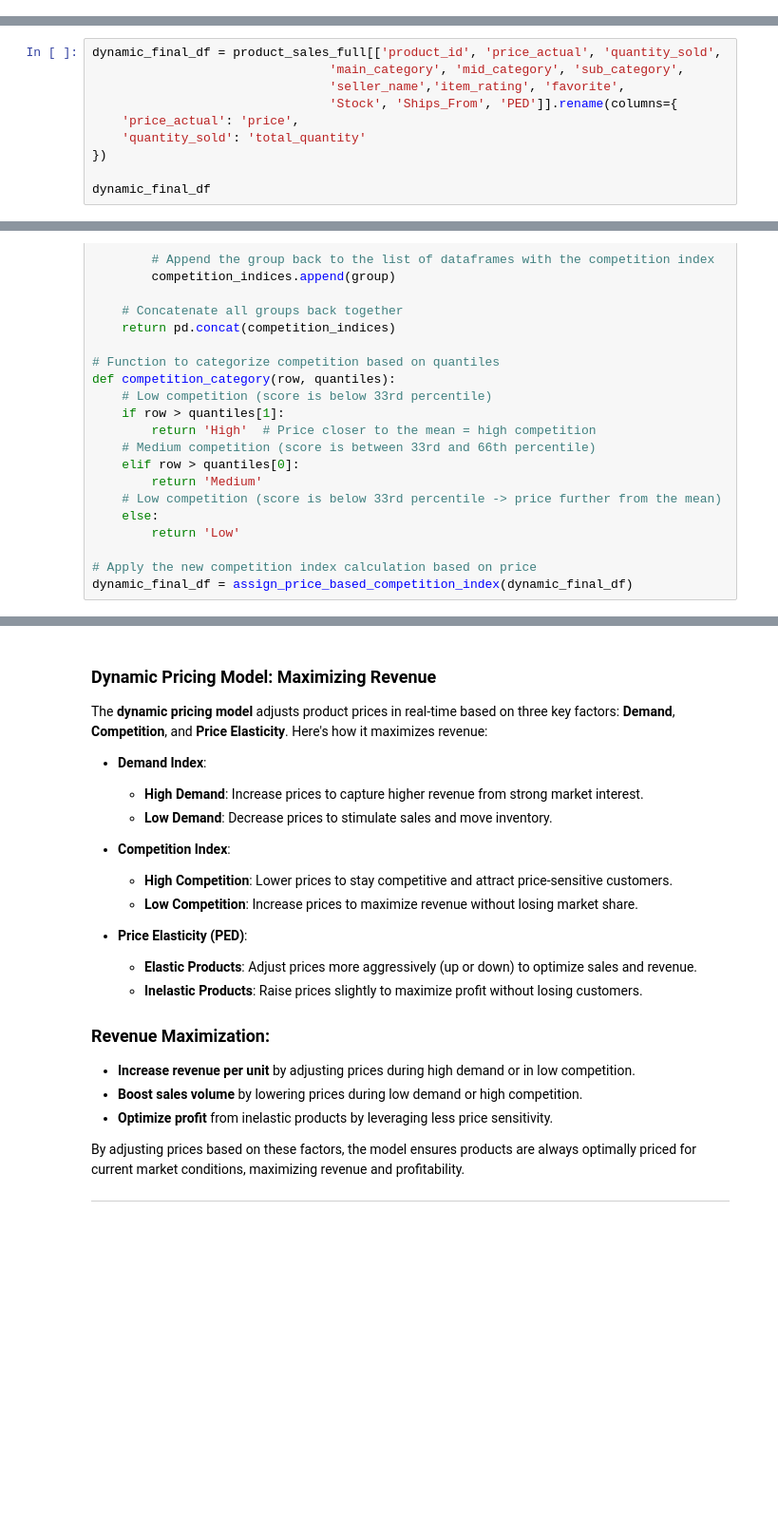
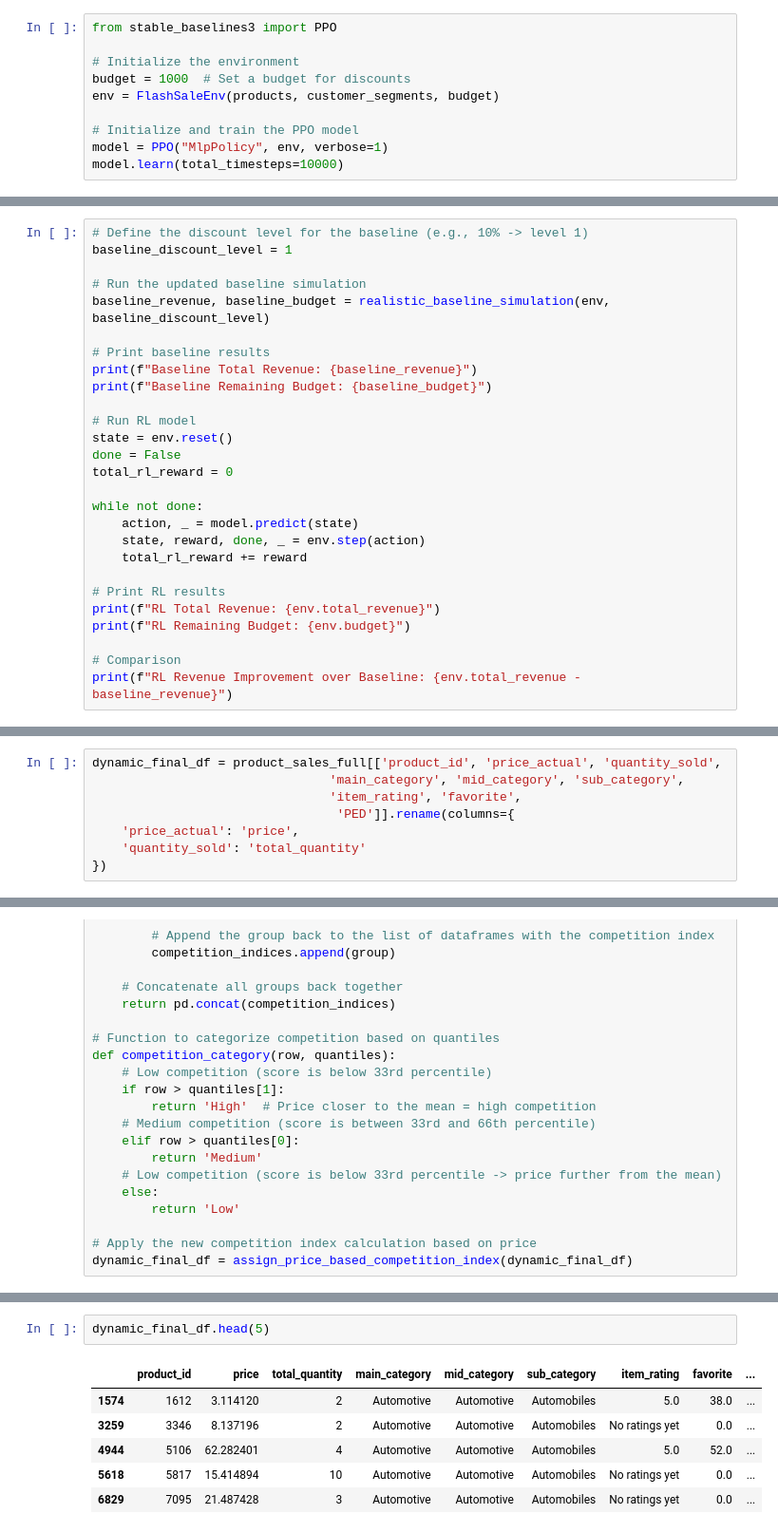
Before and after one commit to 7-teens/7-teens-DSA3101-2410-Project, a Jupyter notebook: Subgroup B/Question_2_Price_Elasticity_and_Dynamic_Pricing.ipynb, the cells around one changed output, grey strips where cells are left out. Shown at 95% size. Cells and saved outputs as stored; diff of their text form; blank space fills up the shorter version.

```diff
--- a/Subgroup B/Question_2_Price_Elasticity_and_Dynamic_Pricing.ipynb
+++ b/Subgroup B/Question_2_Price_Elasticity_and_Dynamic_Pricing.ipynb
@@ -277,0 +683,10 @@ products_df_with_PED = products_df_with_PED.drop(columns=['PED_mean'])
+# %%
+from stable_baselines3 import PPO
+
+# Initialize the environment
+budget = 1000  # Set a budget for discounts
+env = FlashSaleEnv(products, customer_segments, budget)
+
+# Initialize and train the PPO model
+model = PPO("MlpPolicy", env, verbose=1)
+model.learn(total_timesteps=10000)
@@ -277,0 +788,27 @@ products_df_with_PED = products_df_with_PED.drop(columns=['PED_mean'])
+# %%
+# Define the discount level for the baseline (e.g., 10% -> level 1)
+baseline_discount_level = 1
+
+# Run the updated baseline simulation
+baseline_revenue, baseline_budget = realistic_baseline_simulation(env, baseline_discount_level)
+
+# Print baseline results
+print(f"Baseline Total Revenue: {baseline_revenue}")
+print(f"Baseline Remaining Budget: {baseline_budget}")
+
+# Run RL model
+state = env.reset()
+done = False
+total_rl_reward = 0
+
+while not done:
+    action, _ = model.predict(state)
+    state, reward, done, _ = env.step(action)
+    total_rl_reward += reward
+
+# Print RL results
+print(f"RL Total Revenue: {env.total_revenue}")
+print(f"RL Remaining Budget: {env.budget}")
+
+# Comparison
+print(f"RL Revenue Improvement over Baseline: {env.total_revenue - baseline_revenue}")
@@ -287,10 +1037,8 @@ product_sales_full['quantity_sold'] = product_sales_full['quantity_sold'].fillna
 # %%
 dynamic_final_df = product_sales_full[['product_id', 'price_actual', 'quantity_sold',
                                 'main_category', 'mid_category', 'sub_category',
-                                'seller_name','item_rating', 'favorite',
-                                'Stock', 'Ships_From', 'PED']].rename(columns={
+                                'item_rating', 'favorite',
+                                 'PED']].rename(columns={
     'price_actual': 'price',
     'quantity_sold': 'total_quantity'
 })
-
-dynamic_final_df
@@ -513,27 +1130,9 @@ print(pricing_df)
-# %% [markdown]
-
-
-### **Dynamic Pricing Model: Maximizing Revenue**
-
-The **dynamic pricing model** adjusts product prices in real-time based on three key factors: **Demand**, **Competition**, and **Price Elasticity**. Here's how it maximizes revenue:
-
-- **Demand Index**:
-  - **High Demand**: Increase prices to capture higher revenue from strong market interest.
-  - **Low Demand**: Decrease prices to stimulate sales and move inventory.
-
-- **Competition Index**:
-  - **High Competition**: Lower prices to stay competitive and attract price-sensitive customers.
-  - **Low Competition**: Increase prices to maximize revenue without losing market share.
-
-- **Price Elasticity (PED)**:
-  - **Elastic Products**: Adjust prices more aggressively (up or down) to optimize sales and revenue.
-  - **Inelastic Products**: Raise prices slightly to maximize profit without losing customers.
-
-### **Revenue Maximization**:
-- **Increase revenue per unit** by adjusting prices during high demand or in low competition.
-- **Boost sales volume** by lowering prices during low demand or high competition.
-- **Optimize profit** from inelastic products by leveraging less price sensitivity.
-
-By adjusting prices based on these factors, the model ensures products are always optimally priced for current market conditions, maximizing revenue and profitability.
-
----
+# %%
+dynamic_final_df.head(5)
+# %% [output]
+|  | product_id | price | total_quantity | main_category | mid_category | sub_category | item_rating | favorite | ... |
+| 1574 | 1612 | 3.114120 | 2 | Automotive | Automotive | Automobiles | 5.0 | 38.0 | ... |
+| 3259 | 3346 | 8.137196 | 2 | Automotive | Automotive | Automobiles | No ratings yet | 0.0 | ... |
+| 4944 | 5106 | 62.282401 | 4 | Automotive | Automotive | Automobiles | 5.0 | 52.0 | ... |
+| 5618 | 5817 | 15.414894 | 10 | Automotive | Automotive | Automobiles | No ratings yet | 0.0 | ... |
+| 6829 | 7095 | 21.487428 | 3 | Automotive | Automotive | Automobiles | No ratings yet | 0.0 | ... |
```
Also changed, not shown: parts of 49 cells of this notebook.
